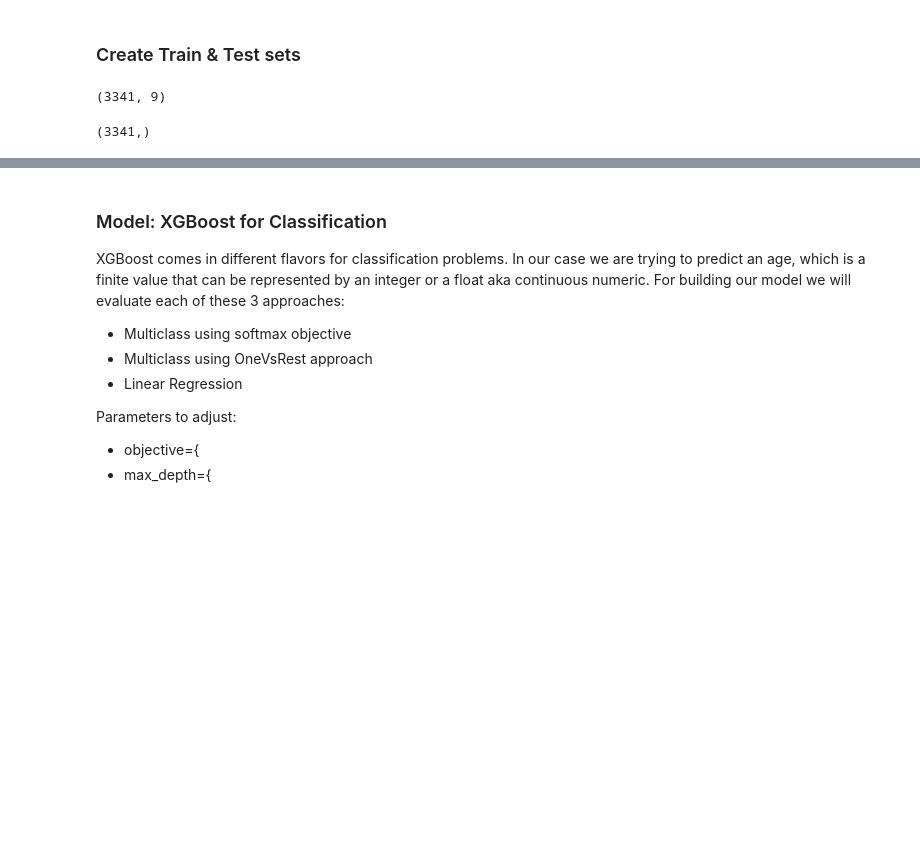
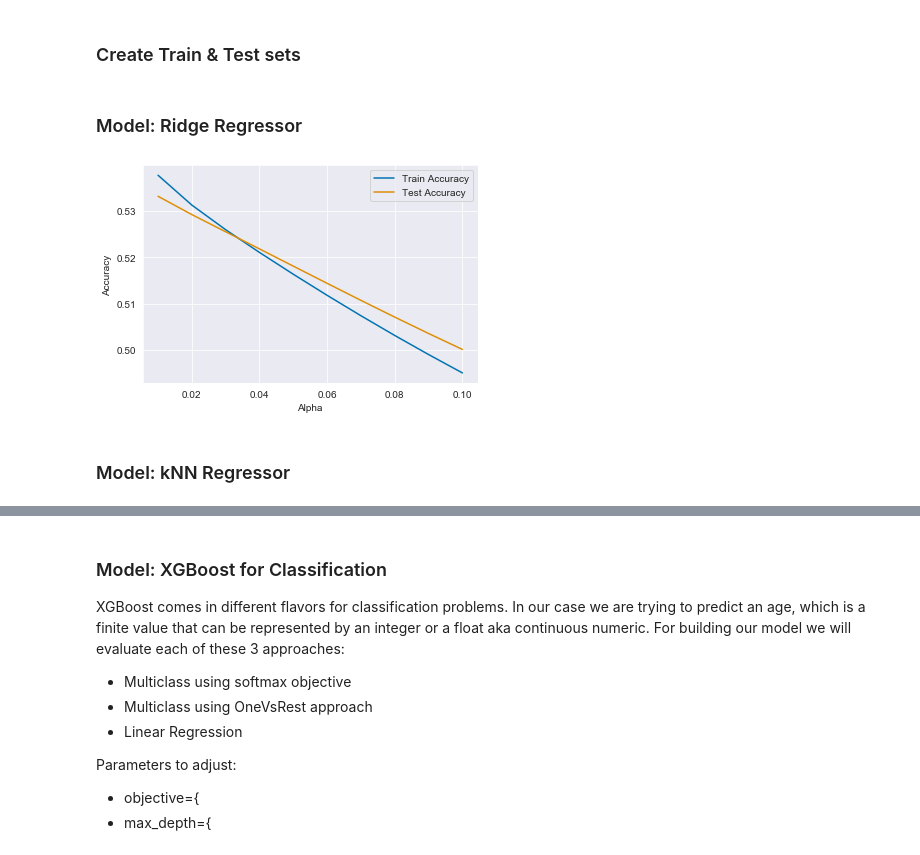
Before and after one commit to chrisammon3000/uci-abalone, a Jupyter notebook: notebooks/190924-gcl-initial-exploration.ipynb, the cells around one changed output, grey strips where cells are left out. Drawn from its saved outputs; the diff is of its cells as text; code cells hidden in the pictures; blank space fills up the shorter version.

```diff
--- a/notebooks/190924-gcl-initial-exploration.ipynb
+++ b/notebooks/190924-gcl-initial-exploration.ipynb
@@ -229,4 +247,4 @@ raw = pd.concat([raw, pd.DataFrame(weight_tranformed)], axis=1)
 # Drops unneeded columns
 drop_cols = weight_cols + ['Sex', 'Height']
 
-raw = raw.drop(drop_cols, axis=1)
+raw_scaled = raw_scaled.drop(drop_cols, axis=1)
@@ -244,13 +255,42 @@ display(y.shape)
 # %%
 from sklearn.model_selection import train_test_split
 
+# Create training and target data
+X, y = raw_scaled.drop('RingCount', axis=1), raw_scaled['RingCount']
+
 # Split test and training data
-X_train, X_test, y_train, y_test = train_test_split(X, y, test_size=0.2, random_state=123)
+X_train, X_test, y_train, y_test = train_test_split(X, y, test_size=0.3, random_state=123)
+
+X_train.shape, y_train.shape
-# %%
-X_train.shape
-# %% [output]
-(3341, 9)
-# %%
-y_train.shape
-# %% [output]
-(3341,)
+# %% [markdown]
+### Model: Ridge Regressor
+# %%
+from sklearn.linear_model import Ridge
+
+alpha = np.linspace(0.01,0.1,10)
+train_accuracy = np.empty(len(alpha))
+test_accuracy = np.empty(len(alpha))
+
+# Score for values of n_neighbors
+for i, k in enumerate(alpha):
+    r_reg = Ridge(alpha=k, normalize=True)
+
+    r_reg.fit(X_train, y_train)
+
+    # Collects test accuracy values
+    train_accuracy[i] = r_reg.score(X_train, y_train)
+
+    # Collects train accuracy values
+    test_accuracy[i] = r_reg.score(X_test, y_test)
+# %%
+# Plots kNN accuracy with n neighbors
+plt.plot(alpha, train_accuracy, label="Train Accuracy")
+plt.plot(alpha, test_accuracy, label="Test Accuracy")
+plt.legend()
+plt.xlabel("Alpha")
+plt.ylabel("Accuracy")
+plt.show()
+# %% [output]
+[figure, added]
+# %% [markdown]
+### Model: kNN Regressor
```
Also changed, not shown: parts of 23 cells of this notebook.
